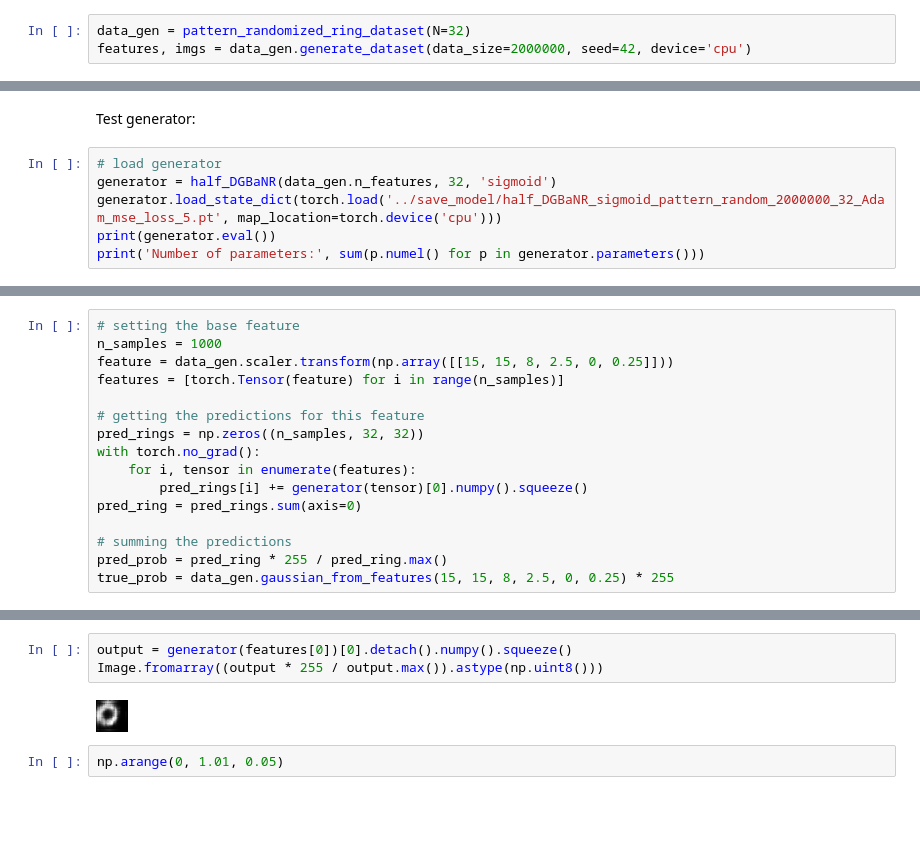
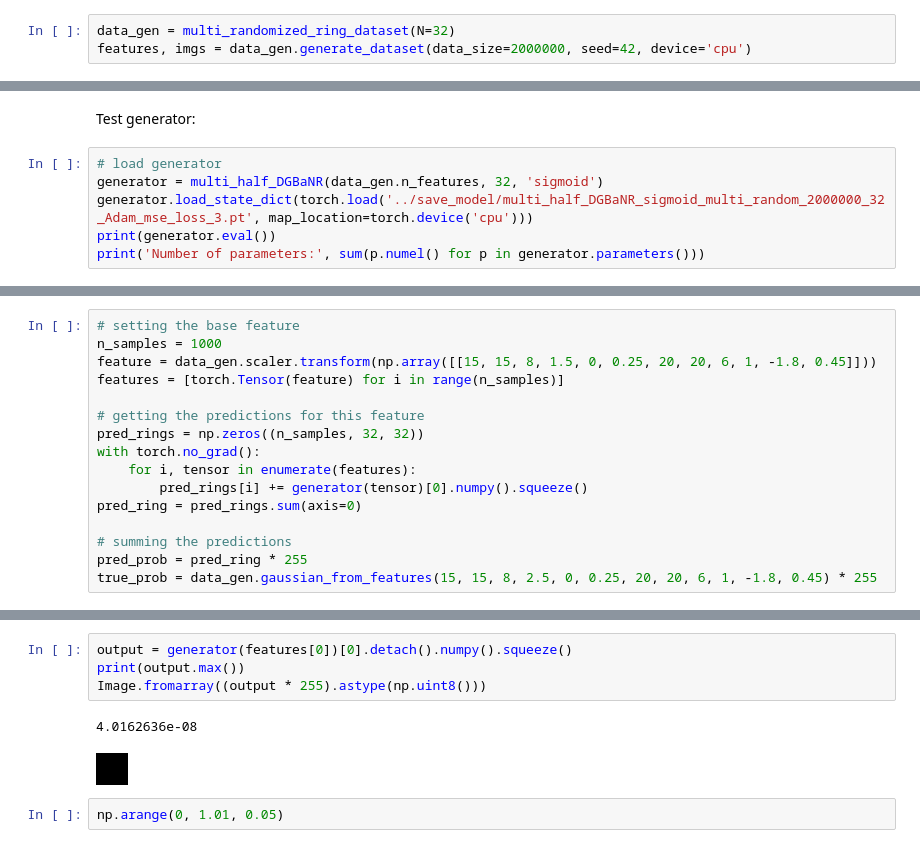
Before and after one commit to Bloomistell/DGBaN, a Jupyter notebook: test_model.ipynb, the cells around one changed output, grey strips where cells are left out. Drawn from its saved outputs; the diff is of its cells as text; blank space fills up the shorter version.

Commit message:
attempt at training multi_half_DGBaN

```diff
--- a/test_model.ipynb
+++ b/test_model.ipynb
@@ -23,3 +32,3 @@ Load dataset:
 # %%
-data_gen = pattern_randomized_ring_dataset(N=32)
+data_gen = multi_randomized_ring_dataset(N=32)
 features, imgs = data_gen.generate_dataset(data_size=2000000, seed=42, device='cpu')
@@ -36,8 +51,8 @@ TypeError: gaussian_ring() missing 5 required positional arguments: 'center', 'm
 Test generator:
 # %%
 # load generator
-generator = half_DGBaNR(data_gen.n_features, 32, 'sigmoid')
-generator.load_state_dict(torch.load('../save_model/half_DGBaNR_sigmoid_pattern_random_2000000_32_Adam_mse_loss_5.pt', map_location=torch.device('cpu')))
+generator = multi_half_DGBaNR(data_gen.n_features, 32, 'sigmoid')
+generator.load_state_dict(torch.load('../save_model/multi_half_DGBaNR_sigmoid_multi_random_2000000_32_Adam_mse_loss_3.pt', map_location=torch.device('cpu')))
 print(generator.eval())
 print('Number of parameters:', sum(p.numel() for p in generator.parameters()))
 # %% [output]
@@ -57,7 +76,7 @@ Number of parameters: 16923953
 # %%
 # setting the base feature
 n_samples = 1000
-feature = data_gen.scaler.transform(np.array([[15, 15, 8, 2.5, 0, 0.25]]))
+feature = data_gen.scaler.transform(np.array([[15, 15, 8, 1.5, 0, 0.25, 20, 20, 6, 1, -1.8, 0.45]]))
 features = [torch.Tensor(feature) for i in range(n_samples)]
 
 # getting the predictions for this feature
@@ -68,5 +87,5 @@ with torch.no_grad():
 pred_ring = pred_rings.sum(axis=0)
 
 # summing the predictions
-pred_prob = pred_ring * 255 / pred_ring.max()
-true_prob = data_gen.gaussian_from_features(15, 15, 8, 2.5, 0, 0.25) * 255
+pred_prob = pred_ring * 255
+true_prob = data_gen.gaussian_from_features(15, 15, 8, 2.5, 0, 0.25, 20, 20, 6, 1, -1.8, 0.45) * 255
@@ -97,8 +112,10 @@ Image.fromarray(np.abs(true_prob - pred_prob).astype(np.uint8))
 # %%
 output = generator(features[0])[0].detach().numpy().squeeze()
-Image.fromarray((output * 255 / output.max()).astype(np.uint8()))
+print(output.max())
+Image.fromarray((output * 255).astype(np.uint8()))
 # %% [output]
+4.0162636e-08
-[figure, old version]
+[figure, new version]
 # %%
 np.arange(0, 1.01, 0.05)
 # %% [output]
```
Also changed, not shown: parts of 11 cells of this notebook, 5 other files.
